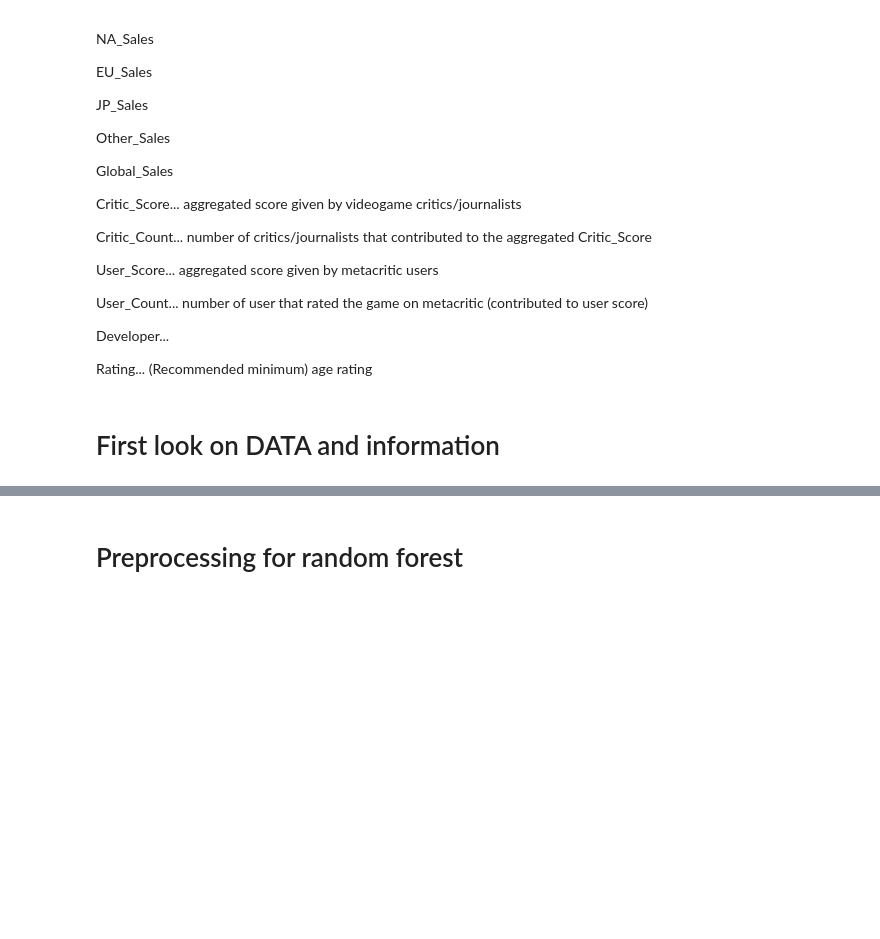
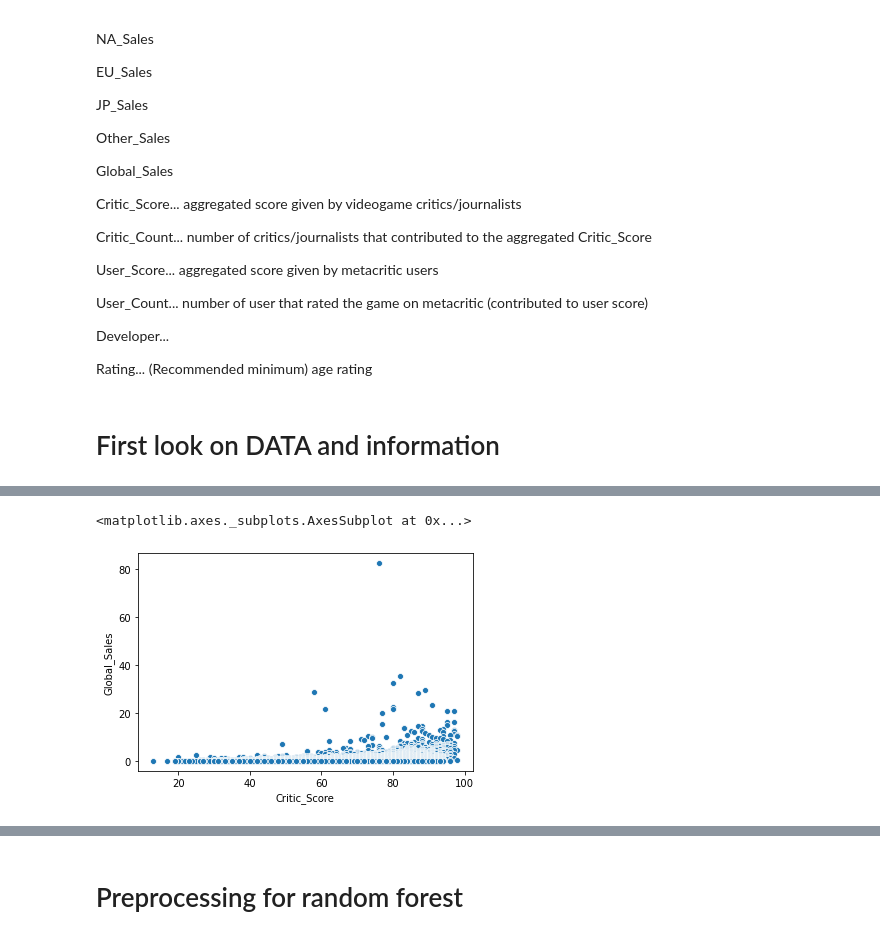
Before and after one commit to GenosW/ml-exercises, a Jupyter notebook: exercise1/videogames.ipynb, the cells around one changed output, grey strips where cells are left out. Drawn from its saved outputs; the diff is of its cells as text; code cells hidden in the pictures; blank space fills up the shorter version.

```diff
--- a/exercise1/videogames.ipynb
+++ b/exercise1/videogames.ipynb
@@ -189,3 +190,8 @@ Data columns (total 16 columns):
 dtypes: float64(9), object(7)
 memory usage: 2.0+ MB
 None
+# %%
+sns.scatterplot(x = df_raw['Critic_Score'], y = df_raw['Global_Sales'])
+# %% [output]
+<matplotlib.axes._subplots.AxesSubplot at 0x...>
+[figure, added]
```
Also changed, not shown: parts of 10 cells of this notebook, 4 other files.
